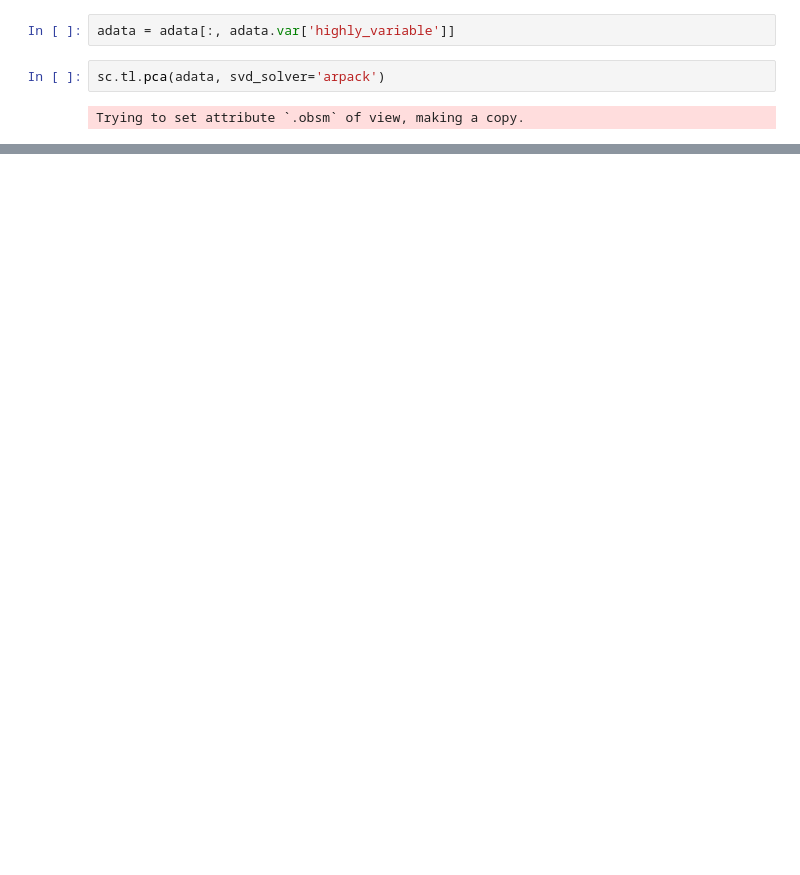
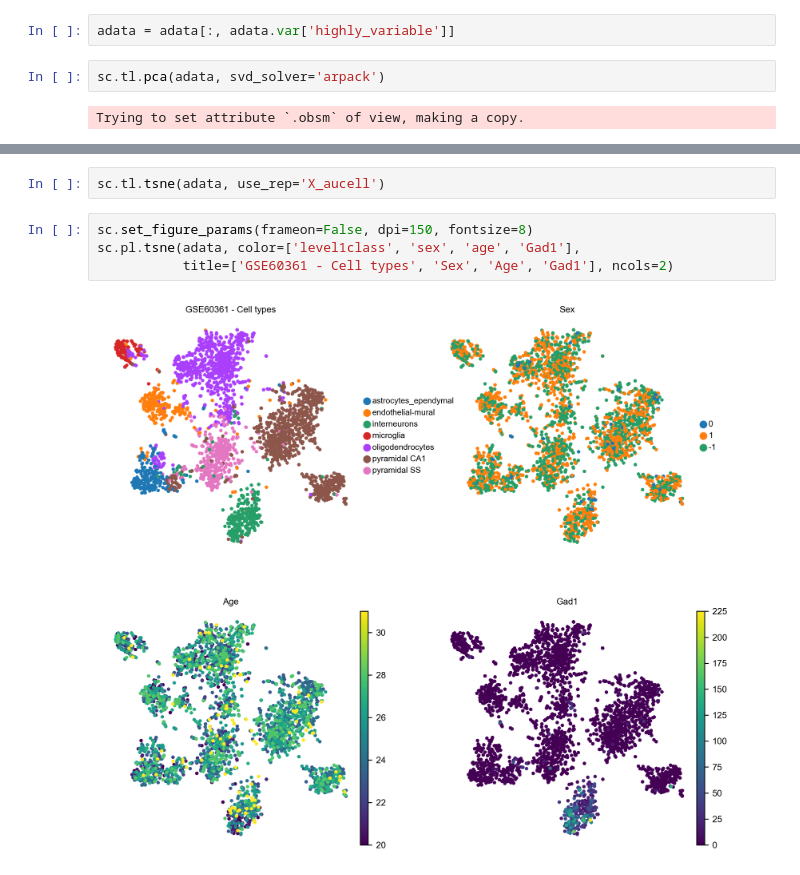
Before and after one commit to aertslab/SCENICprotocol, a Jupyter notebook: notebooks/SCENIC Protocol - Case study - Mouse brain data set.ipynb, the cells around one changed output, grey strips where cells are left out. Saved outputs shown, nothing was run; the diff lists cells and outputs as text; blank space fills up the shorter version.

```diff
--- a/notebooks/SCENIC Protocol - Case study - Mouse brain data set.ipynb
+++ b/notebooks/SCENIC Protocol - Case study - Mouse brain data set.ipynb
@@ -162,0 +262,8 @@ Wall time: 14 s
+# %%
+sc.tl.tsne(adata, use_rep='X_aucell')
+# %%
+sc.set_figure_params(frameon=False, dpi=150, fontsize=8)
+sc.pl.tsne(adata, color=['level1class', 'sex', 'age', 'Gad1'],
+           title=['GSE60361 - Cell types', 'Sex', 'Age', 'Gad1'], ncols=2)
+# %% [output]
+[figure, added]
```
Also changed, not shown: parts of 38 cells of this notebook.
